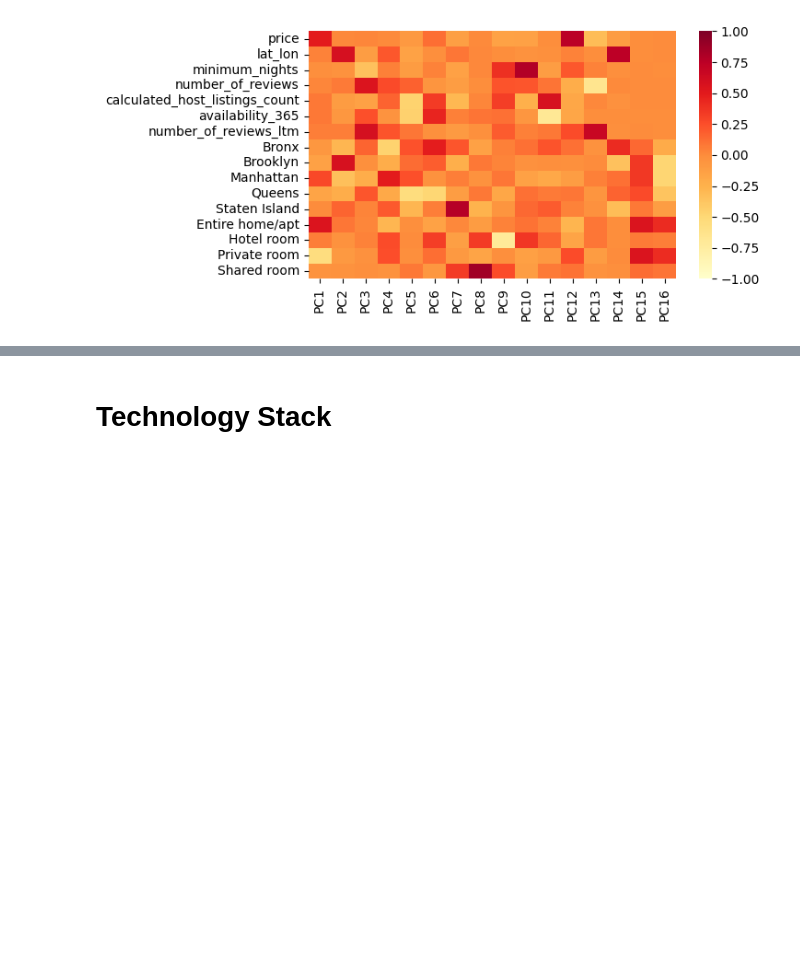
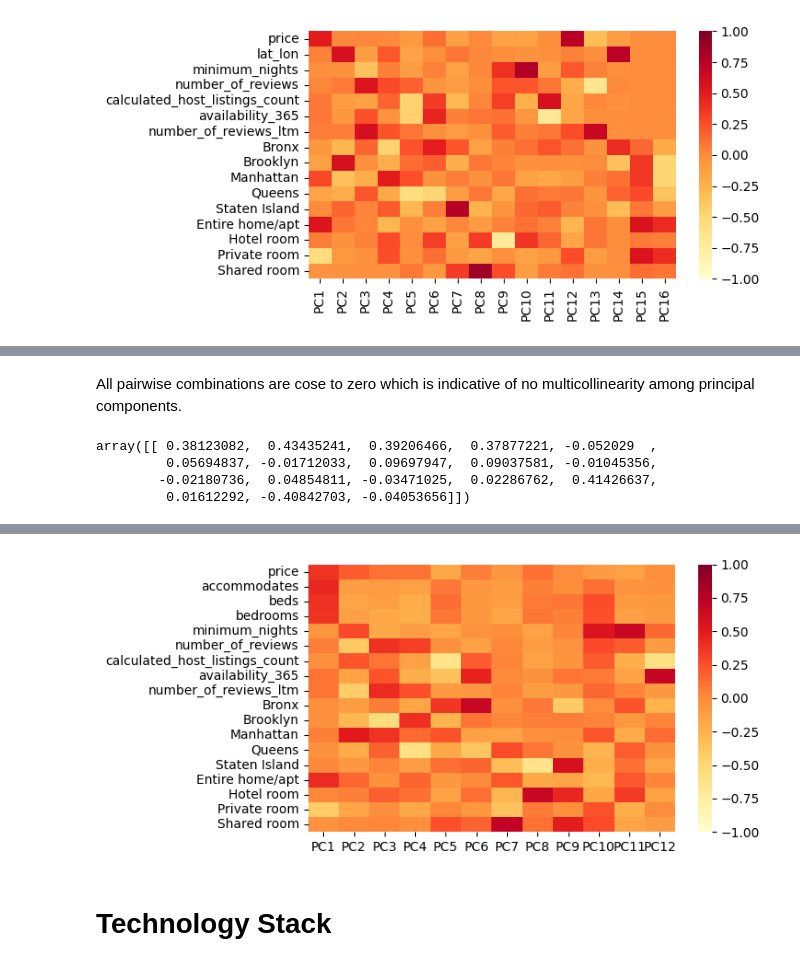
Before and after one commit to Naren1610/IST5520GrpProj, a Jupyter notebook: Milestone3_v4.ipynb, the cells around one changed output, grey strips where cells are left out. Drawn from its saved outputs; the diff is of its cells as text; code cells hidden in the pictures; blank space fills up the shorter version.

```diff
--- a/Milestone3_v4.ipynb
+++ b/Milestone3_v4.ipynb
@@ -1867,0 +2258,12 @@ plt.show()
+# %%
+pca12 = PCA(n_components=12)
+pca12.fit(X)
+data_pca12 = pca12.transform(X)
+
+# Convert the numpy array to pandas DataFrame
+data_pca12 = pd.DataFrame(data_pca12)
+data_pca12.columns = ["PC"+str(i) for i in range(1,13)]
+
+# Show the head of the DataFrame
+display(data_pca12.head())
+display(data_pca12.corr())
@@ -1867,0 +2290,18 @@ plt.show()
+# %% [markdown]
+All pairwise combinations are cose to zero which is indicative of no multicollinearity among principal components.
+# %%
+# Show the loadings for the 1st components
+pca12.components_[[0]]
+# %% [output]
+array([[ 0.38123082,  0.43435241,  0.39206466,  0.37877221, -0.052029  ,
+         0.05694837, -0.01712033,  0.09697947,  0.09037581, -0.01045356,
+        -0.02180736,  0.04854811, -0.03471025,  0.02286762,  0.41426637,
+         0.01612292, -0.40842703, -0.04053656]])
+# %%
+corr_12 = pd.DataFrame(pca12.components_.transpose(),
+             index=df.loc[:,'price':'Shared room'].columns,
+             columns=["PC"+str(i) for i in range(1,13)])
+display(pd.DataFrame(corr_12).style.background_gradient(cmap = 'YlOrRd'))
+ax = sb.heatmap(corr_12, annot=False, cmap = 'YlOrRd', vmin = -1, vmax = 1)
+plt.show()
+# %% [output]
@@ -1868,3 +2325,4 @@ plt.show()
+[figure, added]
 # %% [markdown]
 # Technology Stack
 # %%
```
Also changed, not shown: parts of 39 cells of this notebook.
